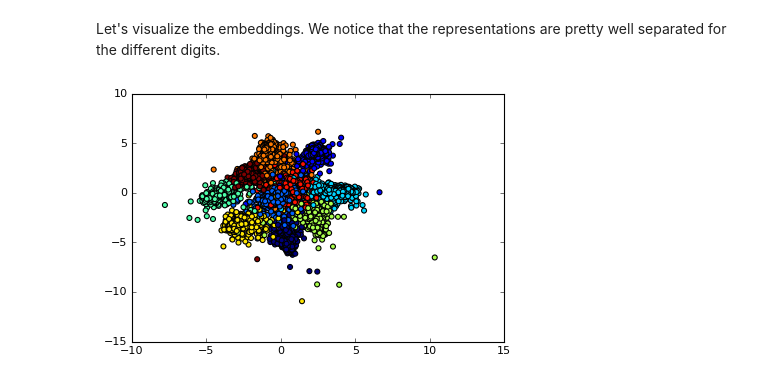
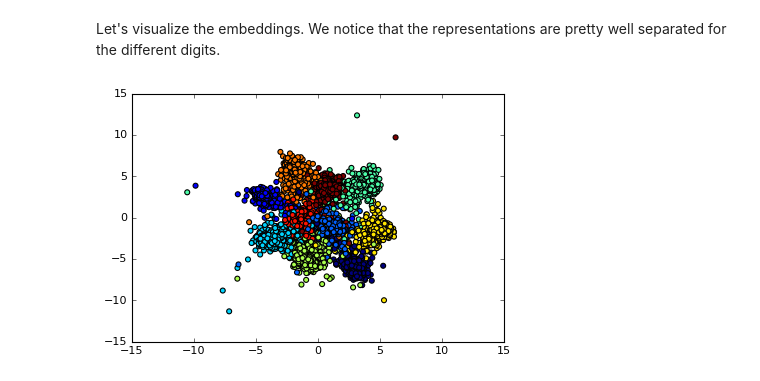
Before and after one commit to bainjamain/pytorch-examples, a Jupyter notebook: notebooks/1_NeuralNetworks/7_siamese_nn.ipynb, the cells around one changed output. Saved outputs shown, nothing was run; the diff lists cells and outputs as text; code cells hidden in the pictures.

```diff
--- a/notebooks/1_NeuralNetworks/7_siamese_nn.ipynb
+++ b/notebooks/1_NeuralNetworks/7_siamese_nn.ipynb
@@ -65,13 +66,14 @@ net = torch.nn.Sequential(
         nn.Linear(512, 512),
         nn.ReLU(),
         nn.BatchNorm1d(512),
-        nn.Linear(512, 2)) # 2 = size of the representation (we chose 2 for visualization)
+        nn.Linear(512, 2)) # 2 = size of the representation (we choose 2 for visualization)
+
 
 bottom_net = torch.nn.Sequential(
-        nn.Linear(2, 64),
+        nn.Linear(2, 32),
         nn.ReLU(),
-        nn.BatchNorm1d(64),
-        nn.Linear(64, 2))
+        nn.BatchNorm1d(32),
+        nn.Linear(32, 2))
 
 net = net.type(FloatTensor)
 bottom_net = bottom_net.type(FloatTensor)
@@ -92,6 +94,9 @@ accuracy = 0.
 for i in range(epochs):
     # train network
     for j, (images, labels) in enumerate(train_loader):
+        net.train()
+        bottom_net.train()
+
         i1, i2 = images.view(batch, -1).split(28 * 28, dim=1)
         i1 = Variable(i1.type(FloatTensor))
         i2 = Variable(i2.type(FloatTensor))
@@ -108,6 +113,8 @@ for i in range(epochs):
 
         # test network
         if (j + 1) % 600 == 0:
+            net.eval()
+            bottom_net.eval()
             for k, (images, labels) in enumerate(test_loader):
                 i1, i2 = images.view(batch, -1).split(28 * 28, dim=1)
                 i1 = Variable(i1.type(FloatTensor))
@@ -131,7 +138,9 @@ Let's visualize the embeddings. We notice that the representations are pretty we
 # %%
 images = Variable(test_data.test_data).view(test_size, 28 * 28).type(FloatTensor)
 labels = test_data.test_labels.numpy()
 embedding = net(images).data.numpy()
-plt.scatter(*zip(*embedding), c=labels);
+plt.scatter(*zip(*embedding), c=labels)
+plt.xlim(-15, 15)
+plt.ylim(-15, 15);
 # %% [output]
-[figure, old version]
+[figure, new version]
```
Also changed, not shown: parts of 3 cells of this notebook, 9 other files.
